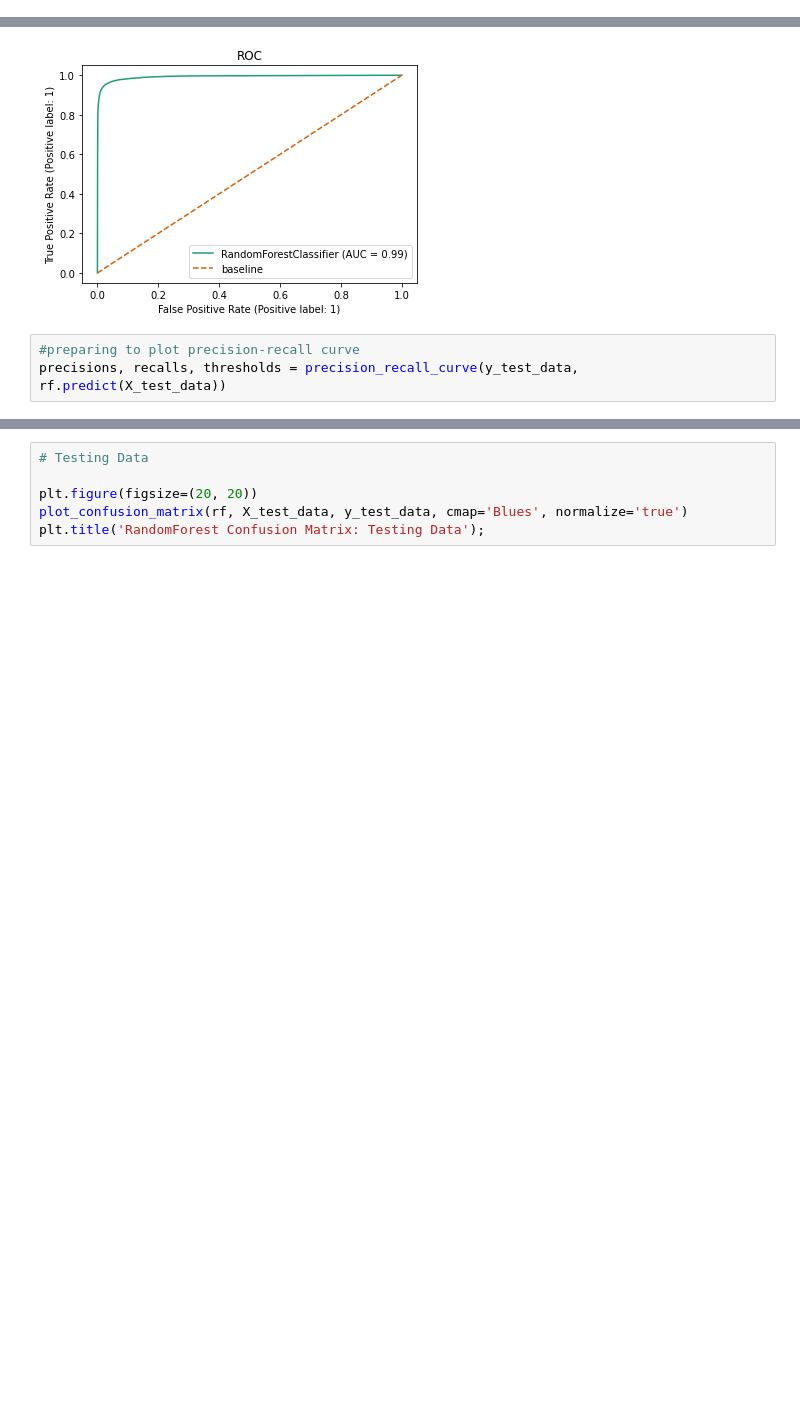
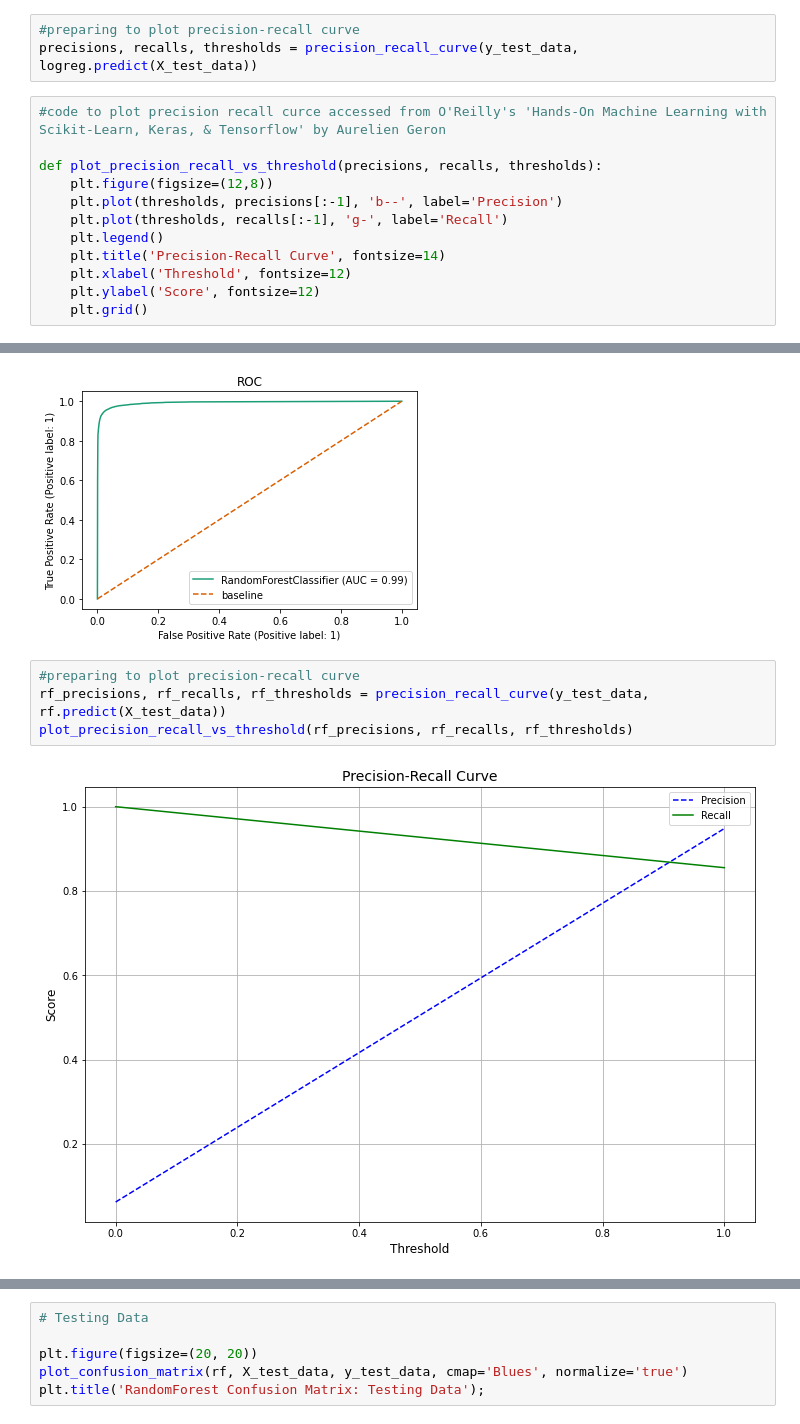
Before and after one commit to tjohn07/us_census_income, a Jupyter notebook: code/2_modeling.ipynb, the cells around one changed output, grey strips where cells are left out. Drawn from its saved outputs; the diff is of its cells as text; blank space fills up the shorter version.

Commit message:
added precision recall curve plot

```diff
--- a/code/2_modeling.ipynb
+++ b/code/2_modeling.ipynb
@@ -302,3 +302,18 @@ plt.title('ROC')
 plt.legend();
 # %% [output]
 [figure]
+# %%
+#preparing to plot precision-recall curve
+precisions, recalls, thresholds = precision_recall_curve(y_test_data, logreg.predict(X_test_data))
+# %%
+#code to plot precision recall curce accessed from O'Reilly's 'Hands-On Machine Learning with Scikit-Learn, Keras, & Tensorflow' by Aurelien Geron
+
+def plot_precision_recall_vs_threshold(precisions, recalls, thresholds):
+    plt.figure(figsize=(12,8))
+    plt.plot(thresholds, precisions[:-1], 'b--', label='Precision')
+    plt.plot(thresholds, recalls[:-1], 'g-', label='Recall')
+    plt.legend()
+    plt.title('Precision-Recall Curve', fontsize=14)
+    plt.xlabel('Threshold', fontsize=12)
+    plt.ylabel('Score', fontsize=12)
+    plt.grid()
@@ -384,4 +403,7 @@ plt.legend();
 [figure]
 # %%
 #preparing to plot precision-recall curve
-precisions, recalls, thresholds = precision_recall_curve(y_test_data, rf.predict(X_test_data))
+rf_precisions, rf_recalls, rf_thresholds = precision_recall_curve(y_test_data, rf.predict(X_test_data))
+plot_precision_recall_vs_threshold(rf_precisions, rf_recalls, rf_thresholds)
+# %% [output]
+[figure, added]
```
Also changed, not shown: parts of 3 cells of this notebook.
